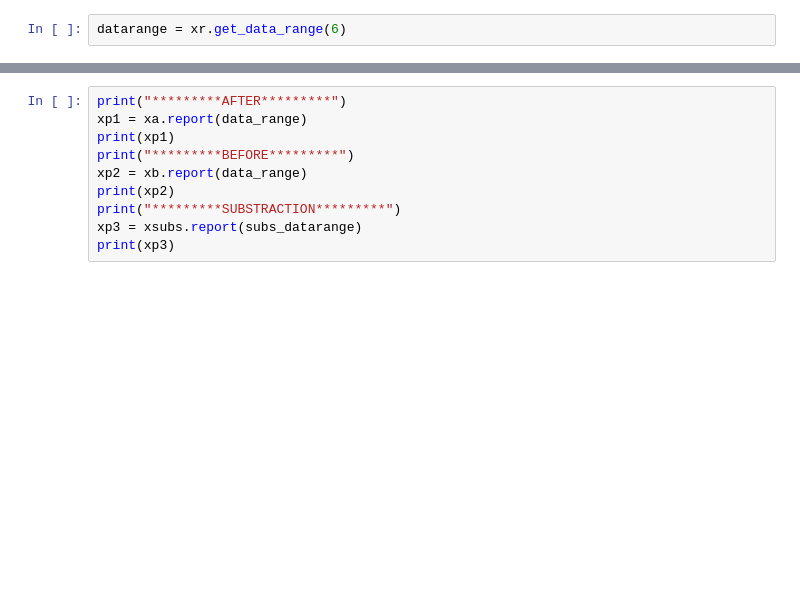
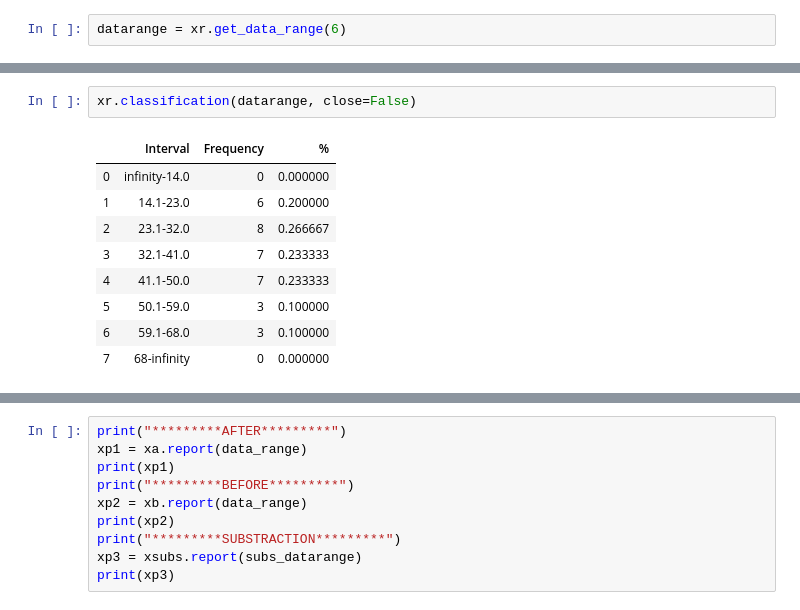
Before and after one commit to amitsanger3/frequency_distribution, a Jupyter notebook: Untitled.ipynb, the cells around one changed output, grey strips where cells are left out. Drawn from its saved outputs; the diff is of its cells as text; blank space fills up the shorter version.

```diff
--- a/Untitled.ipynb
+++ b/Untitled.ipynb
@@ -96,3 +153,15 @@ xr.report(datarange)
+# %%
+xr.classification(datarange, close=False)
+# %% [output]
+|  | Interval | Frequency | % |
+| 0 | infinity-14.0 | 0 | 0.000000 |
+| 1 | 14.1-23.0 | 6 | 0.200000 |
+| 2 | 23.1-32.0 | 8 | 0.266667 |
+| 3 | 32.1-41.0 | 7 | 0.233333 |
+| 4 | 41.1-50.0 | 7 | 0.233333 |
+| 5 | 50.1-59.0 | 3 | 0.100000 |
+| 6 | 59.1-68.0 | 3 | 0.100000 |
+| 7 | 68-infinity | 0 | 0.000000 |
 # %%
 xr.evaluation(datarange)
 # %% [output]
```
Also changed, not shown: parts of 10 cells of this notebook.
